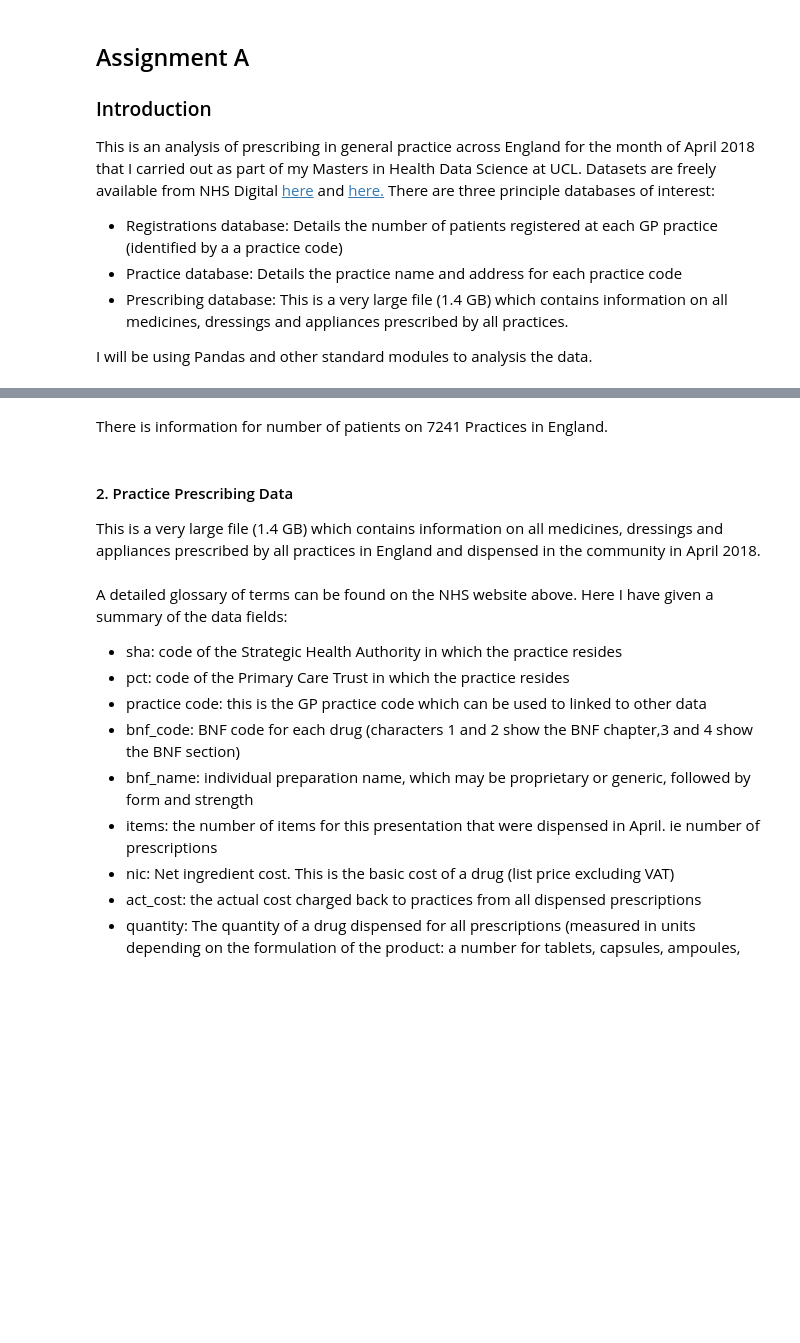
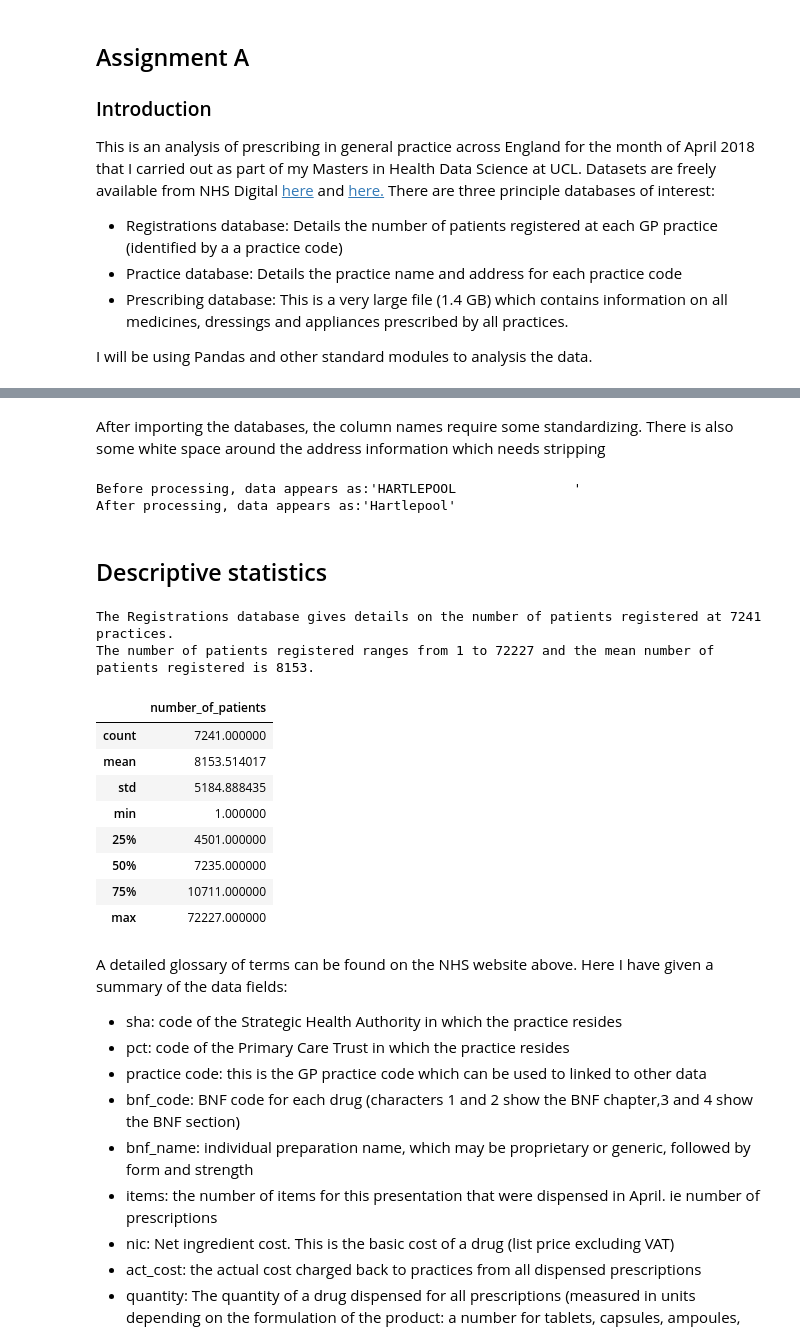
Before and after one commit to gtdalton/Health-Data-Science-MSc, a Jupyter notebook: Assignment.ipynb, the cells around one changed output, grey strips where cells are left out. Drawn from its saved outputs; the diff is of its cells as text; code cells hidden in the pictures; blank space fills up the shorter version.

Commit message:
change to database formatting

```diff
--- a/Assignment.ipynb
+++ b/Assignment.ipynb
@@ -82,8 +49,51 @@ registrations_df.shape
-# %% [markdown]
-There is information for number of patients on 7241 Practices in England.
-# %% [markdown]
-#### 2. Practice Prescribing Data
-This is a very large file (1.4 GB) which contains information on all medicines, dressings and appliances prescribed by all practices in England and dispensed in the community in April 2018.
+# %% [markdown]
+After importing the databases, the column names require some standardizing.  There is also some white space around the address information which needs stripping
+# %%
+#rename columns with lower case indexes.  rename code to practice_code
+registrations_df.columns = registrations_df.columns.str.lower()
+registrations_df.rename(columns={'code':'practice_code'},inplace = True)
+
+print("Before processing, data appears as:'"+practice_df['city'][50]+"'" )
+
+#Strip white space from data in all columns of type object (ie strings)
+for column in prescribing_df.columns:
+    if prescribing_df[column].dtype == 'object':
+        prescribing_df[column] = prescribing_df[column].str.strip()
+for column in practice_df.columns:
+    if practice_df[column].dtype == 'object':
+        practice_df[column] = practice_df[column].str.strip()
+        if practice_df[column].name == 'postcode':
+            practice_df[column] = practice_df[column].str.upper()
+        else:
+            practice_df[column] = practice_df[column].str.title()
+print("After processing, data appears as:'"+practice_df['city'][50]+"'" )
+# %% [output]
+Before processing, data appears as:'HARTLEPOOL               '
+After processing, data appears as:'Hartlepool'
+# %% [markdown]
+## Descriptive statistics
+# %%
+#count the number of rows
+num_registartions = str(registrations_df.shape[0])
+print('The Registrations database gives details on the number of patients registered at '+num_registartions+' practices.')
+min_reg = np.min(registrations_df.number_of_patients)
+max_reg = np.max(registrations_df.number_of_patients)
+mean_reg = np.mean(registrations_df.number_of_patients)
+print('The number of patients registered ranges from '+str(min_reg)+' to '+str(max_reg)+\
+' and the mean number of patients registered is '+str(int(mean_reg))+'.')
+registrations_df.describe()
+# %% [output]
+The Registrations database gives details on the number of patients registered at 7241 practices.
+The number of patients registered ranges from 1 to 72227 and the mean number of patients registered is 8153.
+|  | number_of_patients |
+| count | 7241.000000 |
+| mean | 8153.514017 |
+| std | 5184.888435 |
+| min | 1.000000 |
+| 25% | 4501.000000 |
+| 50% | 7235.000000 |
+| 75% | 10711.000000 |
+| max | 72227.000000 |
 # %% [markdown]
 A detailed glossary of terms can be found on the NHS website above.  Here I have given a summary of the data fields:
 - sha: code of the Strategic Health Authority in which the practice resides
```
Also changed, not shown: parts of 11 cells of this notebook.
